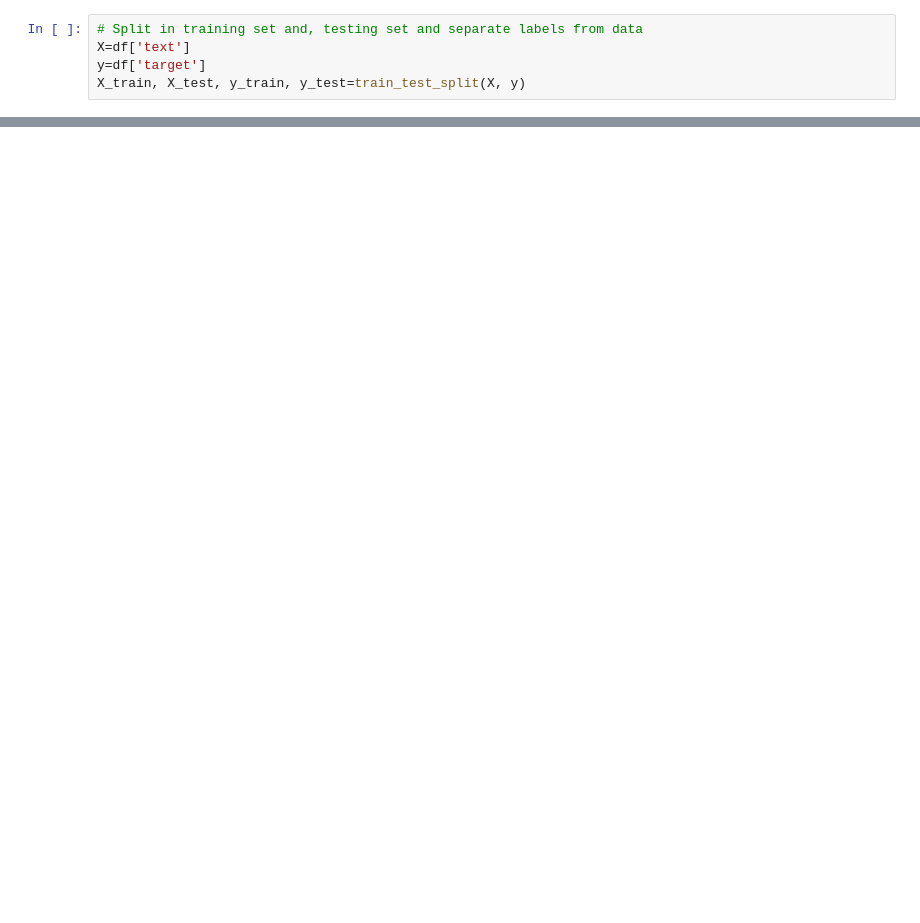
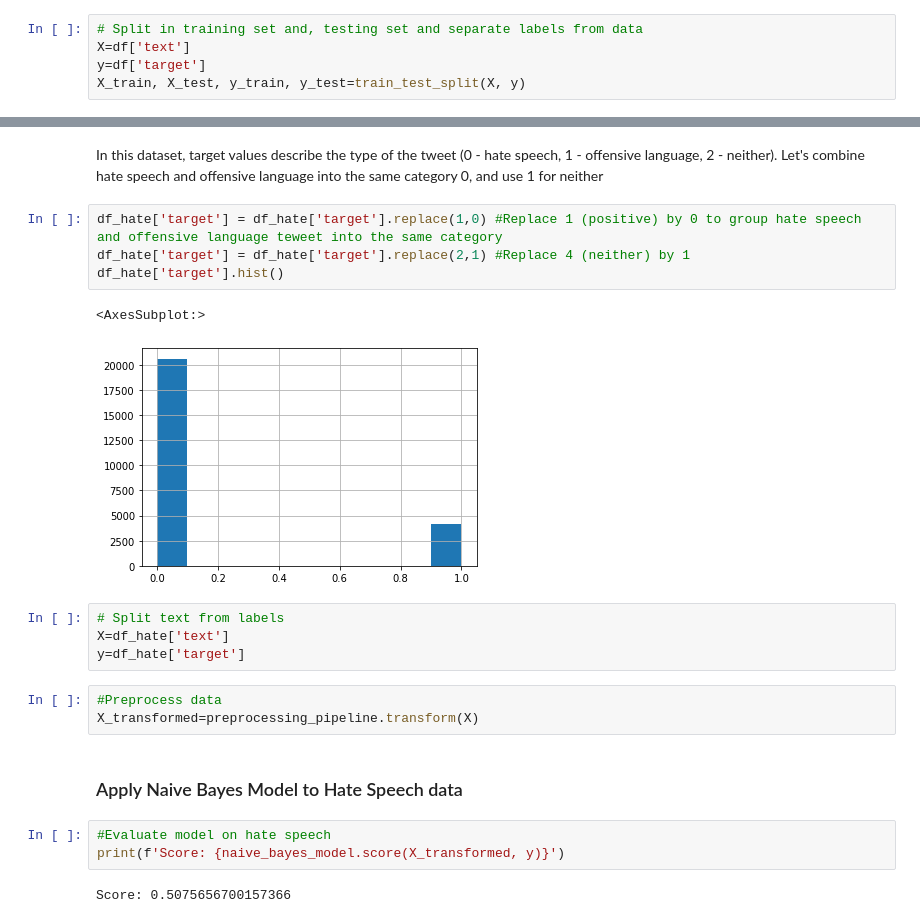
Before and after one commit to milevavantuyl/twitter_sentiment_analysis, a Jupyter notebook: Preprocessing.ipynb, the cells around one changed output, grey strips where cells are left out. Drawn from its saved outputs; the diff is of its cells as text; blank space fills up the shorter version.

```diff
--- a/Preprocessing.ipynb
+++ b/Preprocessing.ipynb
@@ -116,0 +168,23 @@ Train Score: 0.8796266666666667
+# %% [markdown]
+In this dataset, target values describe the type of the tweet (0 - hate speech, 1 - offensive language, 2 - neither). Let's combine hate speech and offensive language into the same category 0, and use 1 for neither
+# %%
+df_hate['target'] = df_hate['target'].replace(1,0) #Replace 1 (positive) by 0 to group hate speech and offensive language teweet into the same category
+df_hate['target'] = df_hate['target'].replace(2,1) #Replace 4 (neither) by 1
+df_hate['target'].hist()
+# %% [output]
+<AxesSubplot:>
+[figure, added]
+# %%
+# Split text from labels
+X=df_hate['text']
+y=df_hate['target']
+# %%
+#Preprocess data
+X_transformed=preprocessing_pipeline.transform(X)
+# %% [markdown]
+### Apply Naive Bayes Model to Hate Speech data
+# %%
+#Evaluate model on hate speech
+print(f'Score: {naive_bayes_model.score(X_transformed, y)}')
+# %% [output]
+Score: 0.5075656700157366
```
Also changed, not shown: parts of 18 cells of this notebook.
